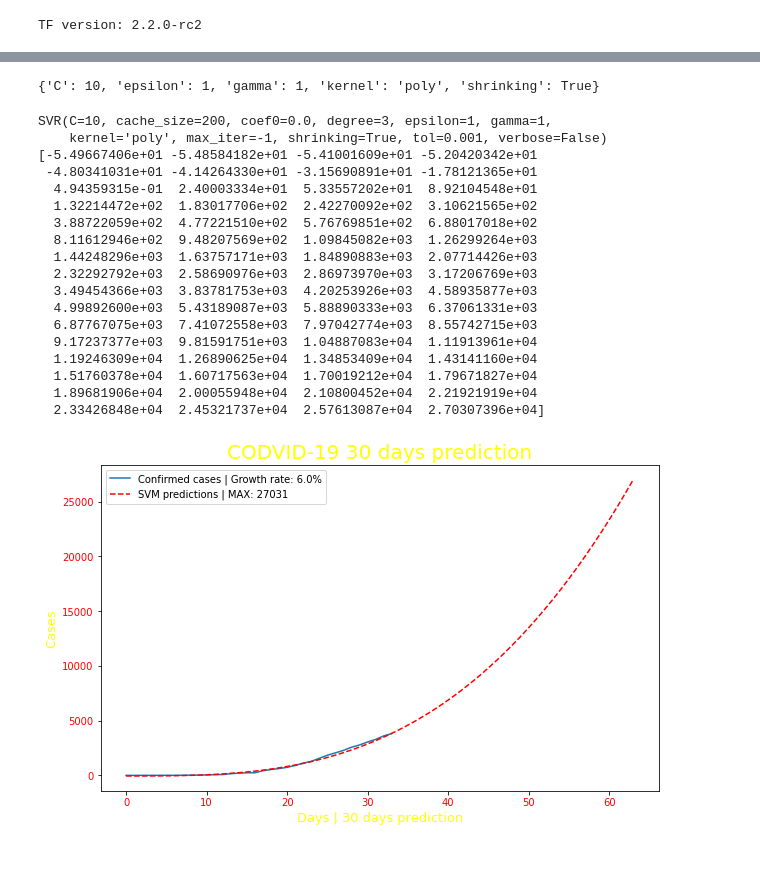
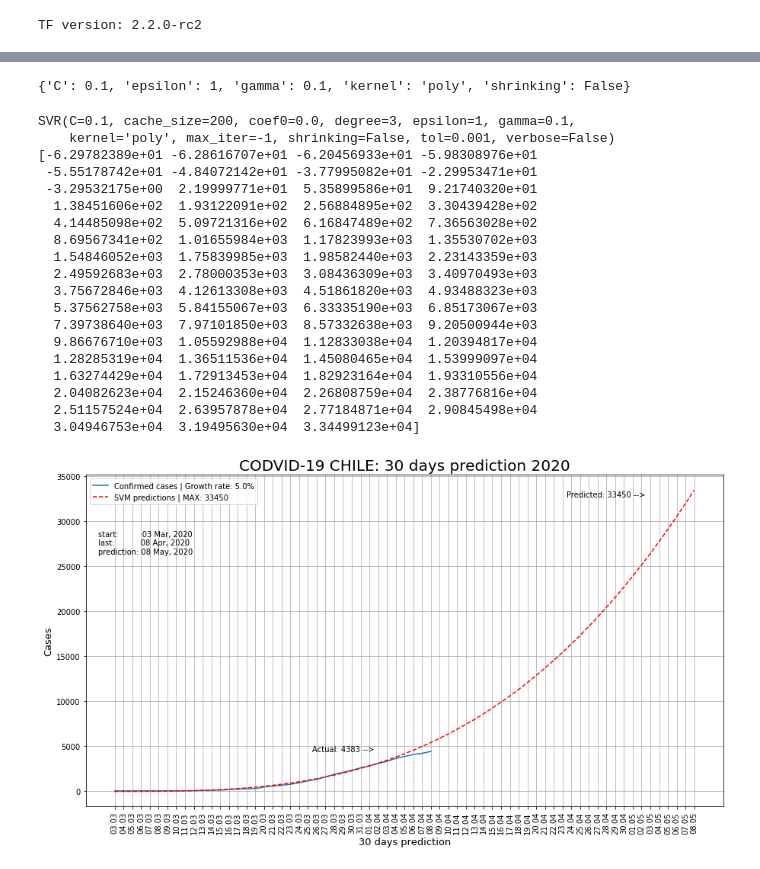
Before and after one commit to GUNTERMAXIMUS/covid-19predictCL, a Jupyter notebook: covod_19_2.ipynb, the cells around one changed output, grey strips where cells are left out. Drawn from its saved outputs; the diff is of its cells as text; code cells hidden in the pictures.

```diff
--- a/covod_19_2.ipynb
+++ b/covod_19_2.ipynb
@@ -135,7 +136,7 @@ svm_grid = {'kernel':kernel, 'C':c, 'gamma':gamma,'epsilon':epsilon,'shrinking':
 
 svm = SVR()
 svm_search = RandomizedSearchCV(svm, svm_grid, scoring = 'neg_mean_squared_error', cv=3, return_train_score=True,
-                                n_jobs=-1, n_iter=140, verbose=1)
+                                n_jobs=-1, n_iter=100, verbose=1)
 X_train_confirmed, X_test_confirmed, y_train_confirmed, y_test_confirmed = train_test_split(days, confirmed, test_size=0.15, shuffle=False)
 # %%
 svm_search.fit(X_train_confirmed, y_train_confirmed.ravel())
@@ -161,7 +162,7 @@ RandomizedSearchCV(cv=3, error_score=nan,
 # %%
 svm_search.best_params_
 # %% [output]
-{'C': 10, 'epsilon': 1, 'gamma': 1, 'kernel': 'poly', 'shrinking': True}
+{'C': 0.1, 'epsilon': 1, 'gamma': 0.1, 'kernel': 'poly', 'shrinking': False}
 # %%
 svm_confirmed = svm_search.best_estimator_
 svm_prediction = svm_confirmed.predict(future_forecast_days)
@@ -169,21 +170,22 @@ svm_prediction = svm_confirmed.predict(future_forecast_days)
 print(svm_confirmed)
 print(svm_prediction)
 # %% [output]
-SVR(C=10, cache_size=200, coef0=0.0, degree=3, epsilon=1, gamma=1,
-    kernel='poly', max_iter=-1, shrinking=True, tol=0.001, verbose=False)
-[-5.49667406e+01 -5.48584182e+01 -5.41001609e+01 -5.20420342e+01
- -4.80341031e+01 -4.14264330e+01 -3.15690891e+01 -1.78121365e+01
-  4.94359315e-01  2.40003334e+01  5.33557202e+01  8.92104548e+01
-  1.32214472e+02  1.83017706e+02  2.42270092e+02  3.10621565e+02
-  3.88722059e+02  4.77221510e+02  5.76769851e+02  6.88017018e+02
-  8.11612946e+02  9.48207569e+02  1.09845082e+03  1.26299264e+03
-  1.44248296e+03  1.63757171e+03  1.84890883e+03  2.07714426e+03
-  2.32292792e+03  2.58690976e+03  2.86973970e+03  3.17206769e+03
-  3.49454366e+03  3.83781753e+03  4.20253926e+03  4.58935877e+03
-  4.99892600e+03  5.43189087e+03  5.88890333e+03  6.37061331e+03
-  6.87767075e+03  7.41072558e+03  7.97042774e+03  8.55742715e+03
-  9.17237377e+03  9.81591751e+03  1.04887083e+04  1.11913961e+04
-  1.19246309e+04  1.26890625e+04  1.34853409e+04  1.43141160e+04
-  1.51760378e+04  1.60717563e+04  1.70019212e+04  1.79671827e+04
-  1.89681906e+04  2.00055948e+04  2.10800452e+04  2.21921919e+04
-  2.33426848e+04  2.45321737e+04  2.57613087e+04  2.70307396e+04]
+SVR(C=0.1, cache_size=200, coef0=0.0, degree=3, epsilon=1, gamma=0.1,
+    kernel='poly', max_iter=-1, shrinking=False, tol=0.001, verbose=False)
+[-6.29782389e+01 -6.28616707e+01 -6.20456933e+01 -5.98308976e+01
+ -5.55178742e+01 -4.84072142e+01 -3.77995082e+01 -2.29953471e+01
+ -3.29532175e+00  2.19999771e+01  5.35899586e+01  9.21740320e+01
+  1.38451606e+02  1.93122091e+02  2.56884895e+02  3.30439428e+02
+  4.14485098e+02  5.09721316e+02  6.16847489e+02  7.36563028e+02
+  8.69567341e+02  1.01655984e+03  1.17823993e+03  1.35530702e+03
+  1.54846052e+03  1.75839985e+03  1.98582440e+03  2.23143359e+03
+  2.49592683e+03  2.78000353e+03  3.08436309e+03  3.40970493e+03
+  3.75672846e+03  4.12613308e+03  4.51861820e+03  4.93488323e+03
+  5.37562758e+03  5.84155067e+03  6.33335190e+03  6.85173067e+03
+  7.39738640e+03  7.97101850e+03  8.57332638e+03  9.20500944e+03
+  9.86676710e+03  1.05592988e+04  1.12833038e+04  1.20394817e+04
+  1.28285319e+04  1.36511536e+04  1.45080465e+04  1.53999097e+04
+  1.63274429e+04  1.72913453e+04  1.82923164e+04  1.93310556e+04
+  2.04082623e+04  2.15246360e+04  2.26808759e+04  2.38776816e+04
+  2.51157524e+04  2.63957878e+04  2.77184871e+04  2.90845498e+04
+  3.04946753e+04  3.19495630e+04  3.34499123e+04]
@@ -190,13 +200,22 @@ SVR(C=10, cache_size=200, coef0=0.0, degree=3, epsilon=1, gamma=1,
+# %%
+ObservationDate_datetime = [datetime.datetime.strptime(i, '%m/%d/%Y')  for i in future_forecaste_dates]
+ObservationDate_datetime_str = [i.strftime('%d.%m') for i in ObservationDate_datetime]
 # %%
-plt.figure(figsize = (10, 6))
+plt.figure(figsize = (15, 8))
 plt.plot(adjusted_dates, y)
-plt.plot(future_forecast_days, svm_prediction, linestyle='dashed', color='red')
-plt.title('CODVID-19 30 days prediction', size = 20, color = 'yellow')
-plt.xlabel('Days | 30 days prediction', size = 13, color = 'yellow')
-plt.ylabel('Cases', size = 13, color = 'yellow')
+plt.plot(ObservationDate_datetime_str, svm_prediction, linestyle='dashed', color='red')
+plt.title('CODVID-19 CHILE: 30 days prediction 2020', size = 20)
+plt.xlabel('30 days prediction', size = 13)
+plt.ylabel('Cases', size = 13)
 plt.legend([f'Confirmed cases | Growth rate: {round(growth_rate)}%', f'SVM predictions | MAX: {int(round(svm_prediction[-1]))}'])
-plt.xticks(size=10, color = 'red')
-plt.yticks(size=10, c = 'red')
+plt.figtext(x = 0.14, y = 0.70, s = f'start:          {start_date_str}\nlast:           {last_date_str} \nprediction: {pred_date_str}')
+plt.figtext(x = 0.40, y = 0.25, s = f'Actual: {int(np.array(df.Confirmed - (df.Deaths + df.Recovered))[-1])} -->')
+plt.figtext(x = 0.71, y = 0.83, s = f'Predicted: {int(round(svm_prediction[-1]))} -->')
+
+plt.xticks(size=10, rotation = 'vertical')
+plt.yticks(size=10)
+
+plt.grid(b = True)
 plt.show()
 # %% [output]
-[figure, old version]
+[figure, new version]
```
Also changed, not shown: parts of 7 cells of this notebook.
